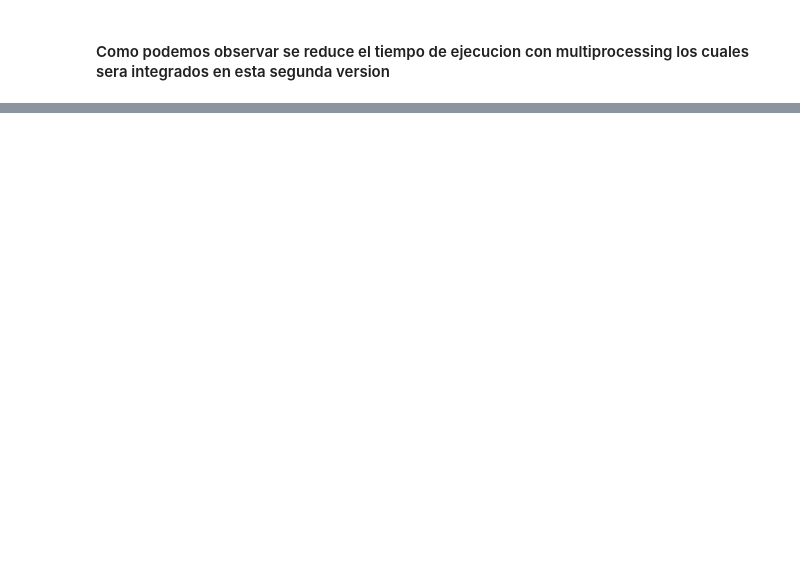
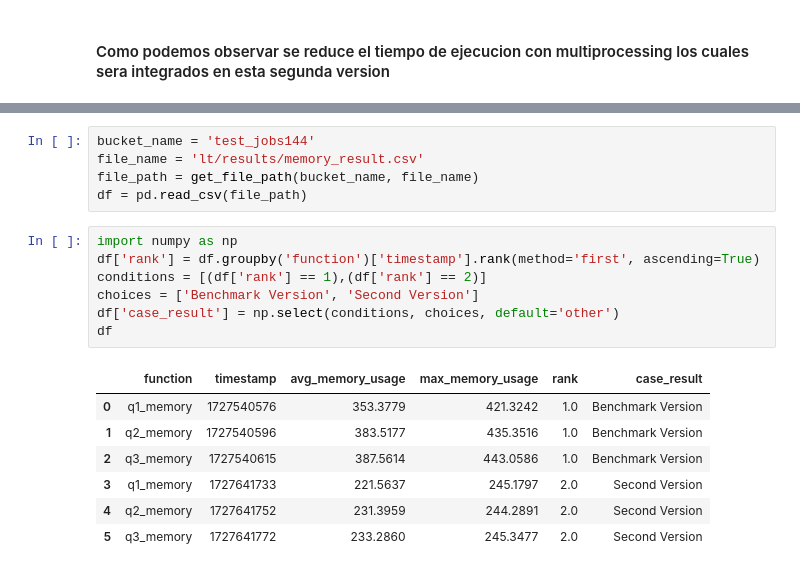
Before and after one commit to gtm144-hub/LTChallenge, a Jupyter notebook: src/challenge.ipynb, the cells around one changed output, grey strips where cells are left out. Saved outputs shown, nothing was run; the diff lists cells and outputs as text; blank space fills up the shorter version.

```diff
--- a/src/challenge.ipynb
+++ b/src/challenge.ipynb
@@ -201,0 +209,20 @@ NOTA: Se evaluo polars pero surgio un bug que en esta entrega no alcanzara el ti
+# %%
+bucket_name = 'test_jobs144'
+file_name = 'lt/results/memory_result.csv'
+file_path = get_file_path(bucket_name, file_name)
+df = pd.read_csv(file_path)
+# %%
+import numpy as np
+df['rank'] = df.groupby('function')['timestamp'].rank(method='first', ascending=True)
+conditions = [(df['rank'] == 1),(df['rank'] == 2)]
+choices = ['Benchmark Version', 'Second Version']
+df['case_result'] = np.select(conditions, choices, default='other')
+df
+# %% [output]
+|  | function | timestamp | avg_memory_usage | max_memory_usage | rank | case_result |
+| 0 | q1_memory | 1727540576 | 353.3779 | 421.3242 | 1.0 | Benchmark Version |
+| 1 | q2_memory | 1727540596 | 383.5177 | 435.3516 | 1.0 | Benchmark Version |
+| 2 | q3_memory | 1727540615 | 387.5614 | 443.0586 | 1.0 | Benchmark Version |
+| 3 | q1_memory | 1727641733 | 221.5637 | 245.1797 | 2.0 | Second Version |
+| 4 | q2_memory | 1727641752 | 231.3959 | 244.2891 | 2.0 | Second Version |
+| 5 | q3_memory | 1727641772 | 233.2860 | 245.3477 | 2.0 | Second Version |
```
Also changed, not shown: parts of 12 cells of this notebook.
